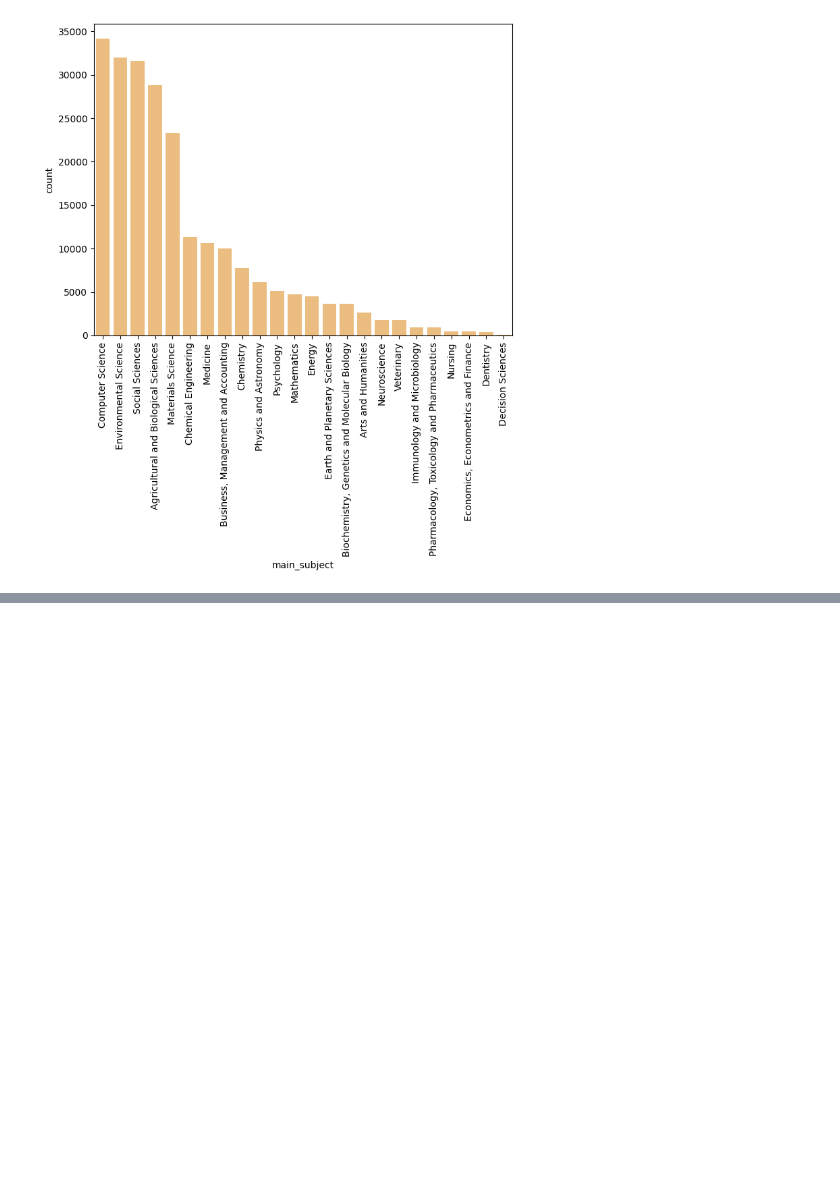
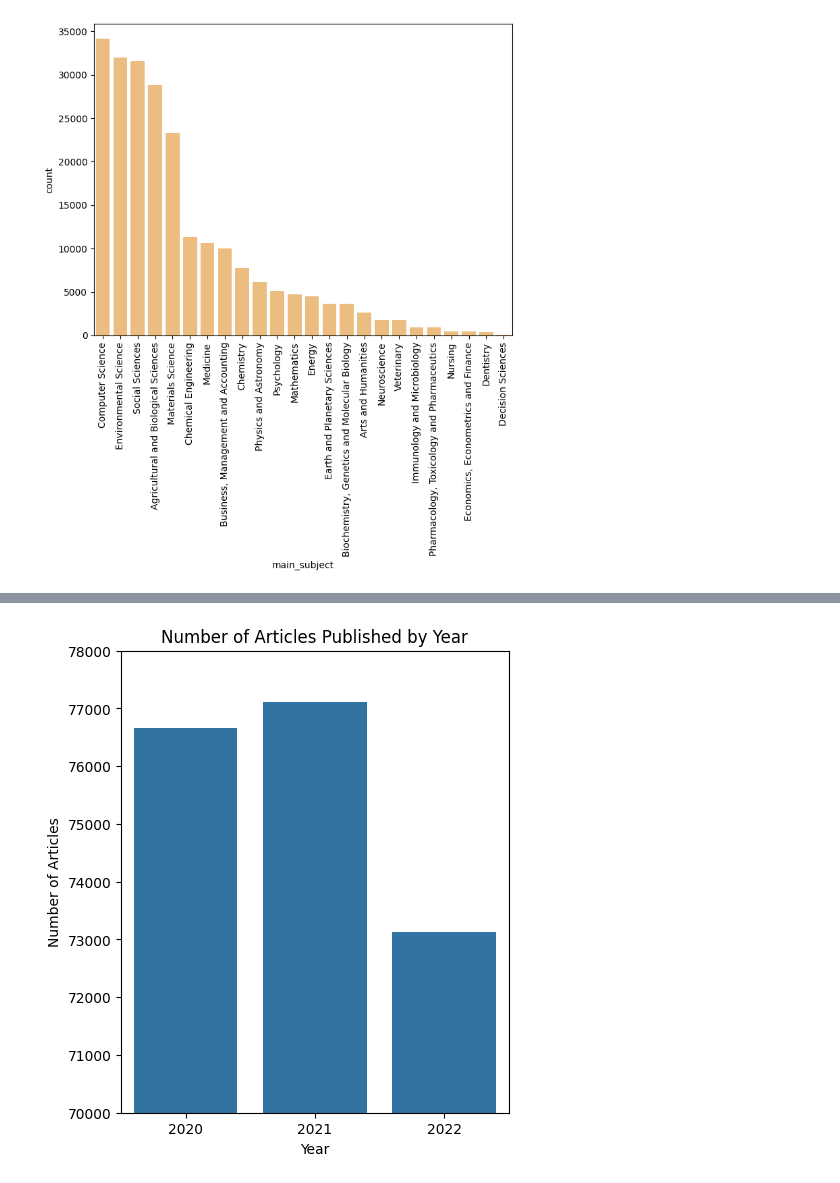
Before and after one commit to zahediparsa/Google-Scholar-Data-Mining, a Jupyter notebook: src/analysis.ipynb, the cells around one changed output, grey strips where cells are left out. Saved outputs shown, nothing was run; the diff lists cells and outputs as text; code cells hidden in the pictures; blank space fills up the shorter version.

```diff
--- a/src/analysis.ipynb
+++ b/src/analysis.ipynb
@@ -63,0 +77,14 @@ articles
+# %%
+# Group articles by year
+articles_per_year = articles.groupby('year')['title'].count()
+
+# Plot
+plt.figure(figsize=(5, 6))
+sns.barplot(x=articles_per_year.index, y=articles_per_year.values)
+plt.title('Number of Articles Published by Year')
+plt.xlabel('Year')
+plt.ylabel('Number of Articles')
+plt.ylim(70_000,78_000)
+plt.show()
+# %% [output]
+[figure, added]
```
Also changed, not shown: parts of 7 cells of this notebook.
